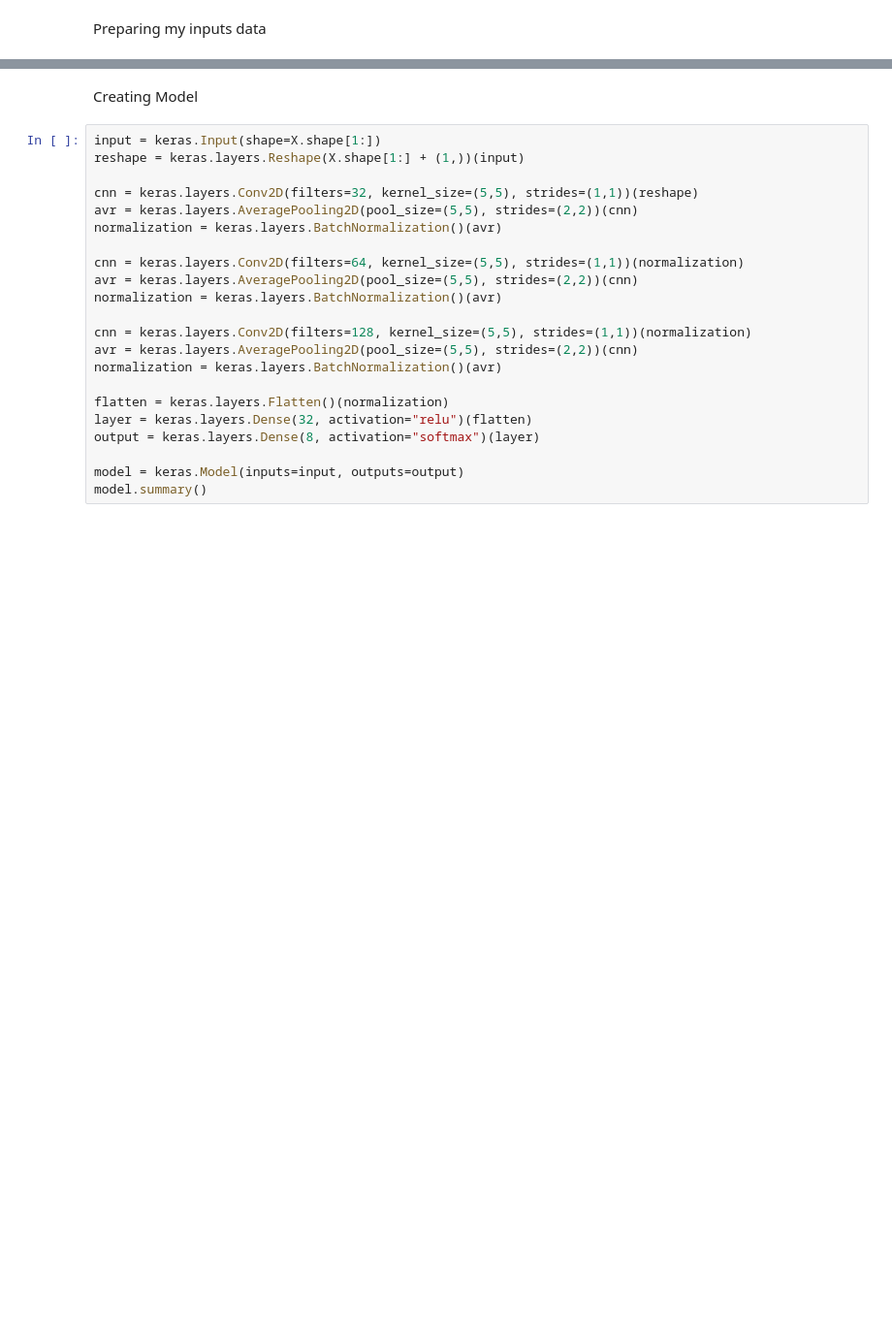
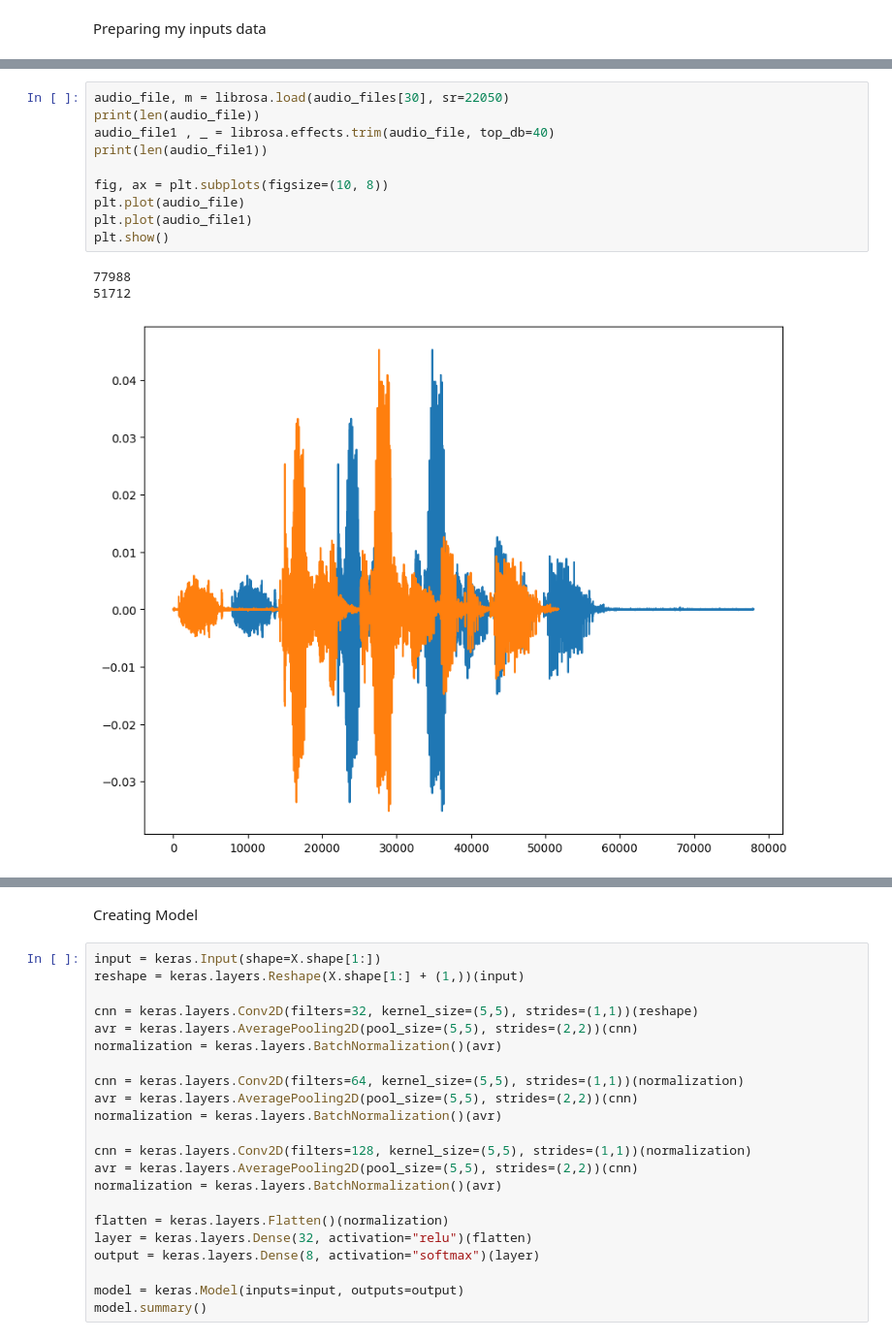
Before and after one commit to khirobenn/RAVDESS-Emotion-Recognition-from-Speech, a Jupyter notebook: speech-emotion-recognitin.ipynb, the cells around one changed output, grey strips where cells are left out. Shown at 97% size. Saved outputs shown, nothing was run; the diff lists cells and outputs as text; blank space fills up the shorter version.

Commit message:
Change db value for trim

```diff
--- a/speech-emotion-recognitin.ipynb
+++ b/speech-emotion-recognitin.ipynb
@@ -79,5 +84,19 @@ def prepare_data(audio_files):
     return np.stack(X)
 
 X = prepare_data(audio_files)
+# %%
+audio_file, m = librosa.load(audio_files[30], sr=22050)
+print(len(audio_file))
+audio_file1 , _ = librosa.effects.trim(audio_file, top_db=40)
+print(len(audio_file1))
+
+fig, ax = plt.subplots(figsize=(10, 8))
+plt.plot(audio_file)
+plt.plot(audio_file1)
+plt.show()
+# %% [output]
+77988
+51712
+[figure, added]
 # %%
 fig, ax = plt.subplots(figsize=(10, 8))
```
Also changed, not shown: parts of 4 cells of this notebook.
